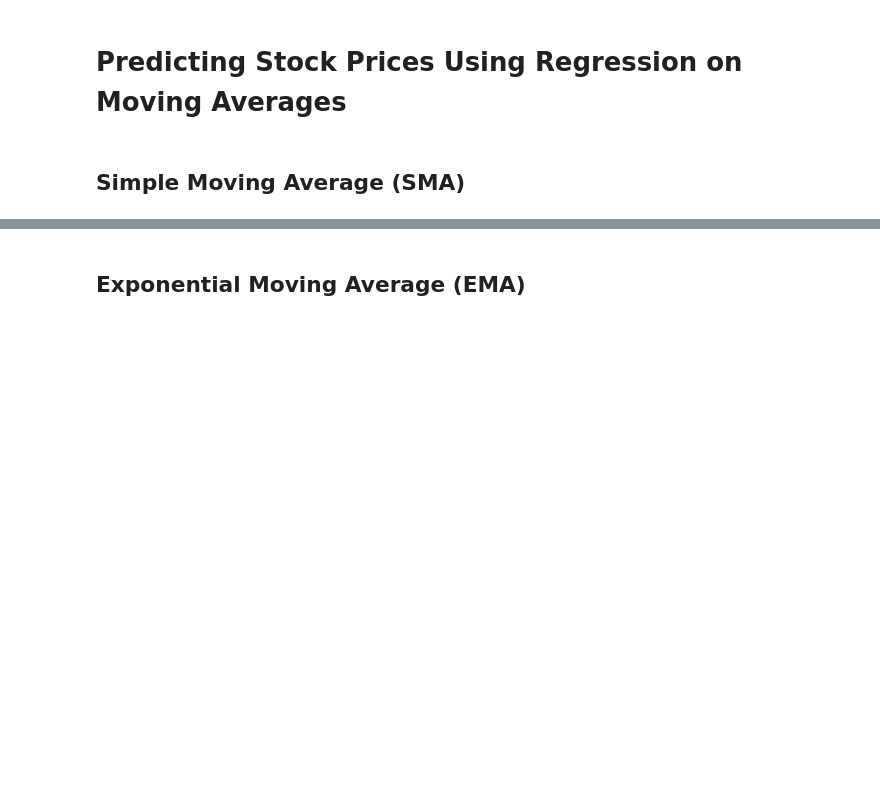
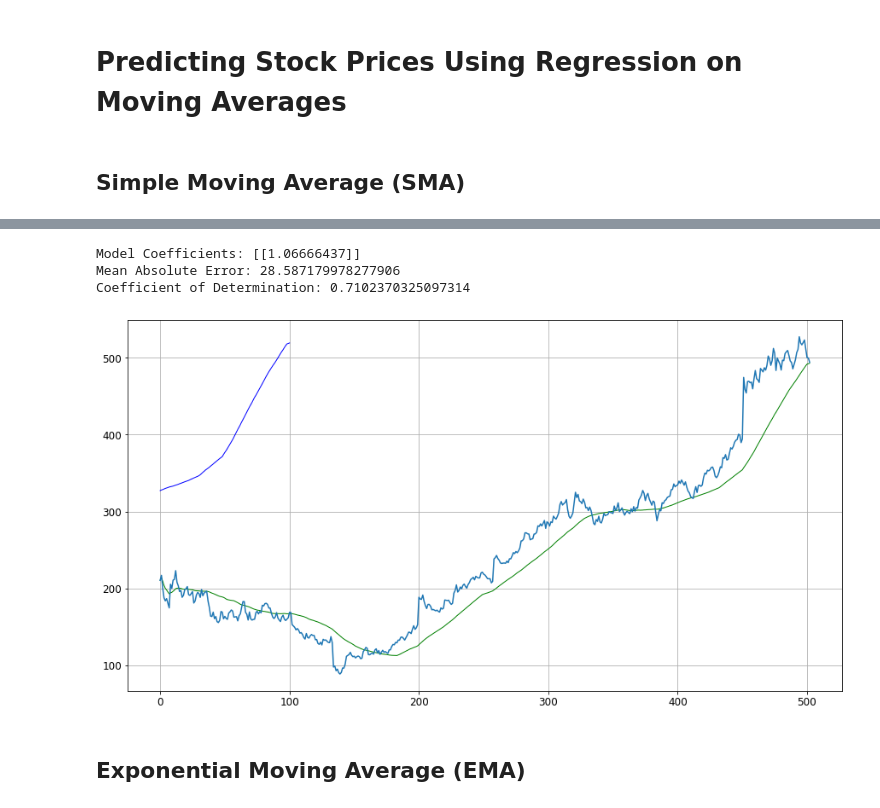
Before and after one commit to jla292/GPTechTrackers, a Jupyter notebook: Moving Averages/MovingAveragesRegression.ipynb, the cells around one changed output, grey strips where cells are left out. Drawn from its saved outputs; the diff is of its cells as text; code cells hidden in the pictures; blank space fills up the shorter version.

```diff
--- a/Moving Averages/MovingAveragesRegression.ipynb
+++ b/Moving Averages/MovingAveragesRegression.ipynb
@@ -27,3 +76,27 @@ meta_df['50_SMA'] = meta_df['Close'].rolling(window = 50, min_periods = 1).mean(
+# %%
+X_train, X_test, y_train, y_test = train_test_split(meta_df[['50_SMA']], meta_df[['Adj Close']], test_size=.2, shuffle=False)
+
+lr = LinearRegression()
+lr.fit(X_train, y_train)
+
+y_pred = lr.predict(X_test)
+print("Model Coefficients:", lr.coef_)
+print("Mean Absolute Error:", mean_absolute_error(y_test, y_pred))
+print("Coefficient of Determination:", r2_score(y_test, y_pred))
+
+plt.figure(figsize = (20, 10))
+meta_df['50_SMA'].plot(color = 'g', lw = 1)
+plt.plot(y_pred, color = 'b', lw = 1)
+meta_df['Adj Close'].plot(figsize = (15, 8), fontsize = 12)
+plt.grid()
+plt.show()
+
+# why does the blue line show up on the left rip
+# %% [output]
+Model Coefficients: [[1.06666437]]
+Mean Absolute Error: 28.587179978277906
+Coefficient of Determination: 0.7102370325097314
+[figure, added]
 # %% [markdown]
 ## Exponential Moving Average (EMA)
 # %%
```
Also changed, not shown: parts of 5 cells of this notebook.
